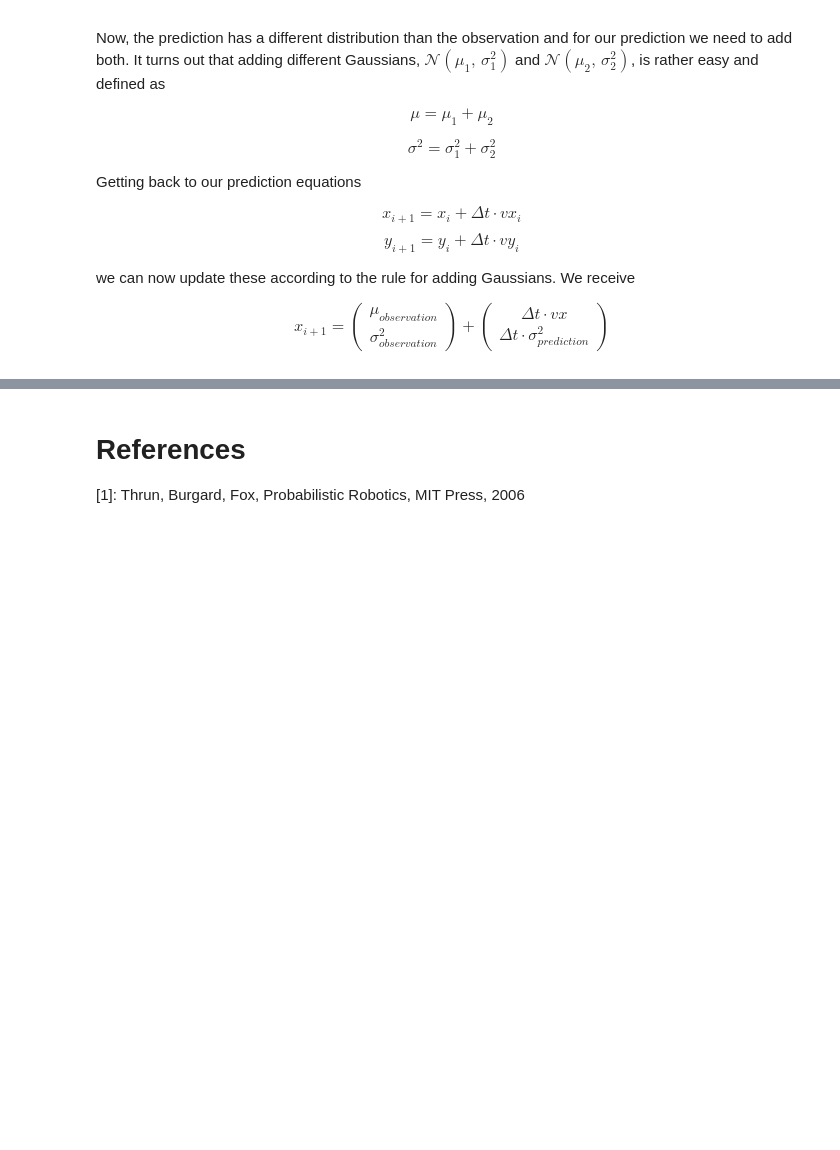
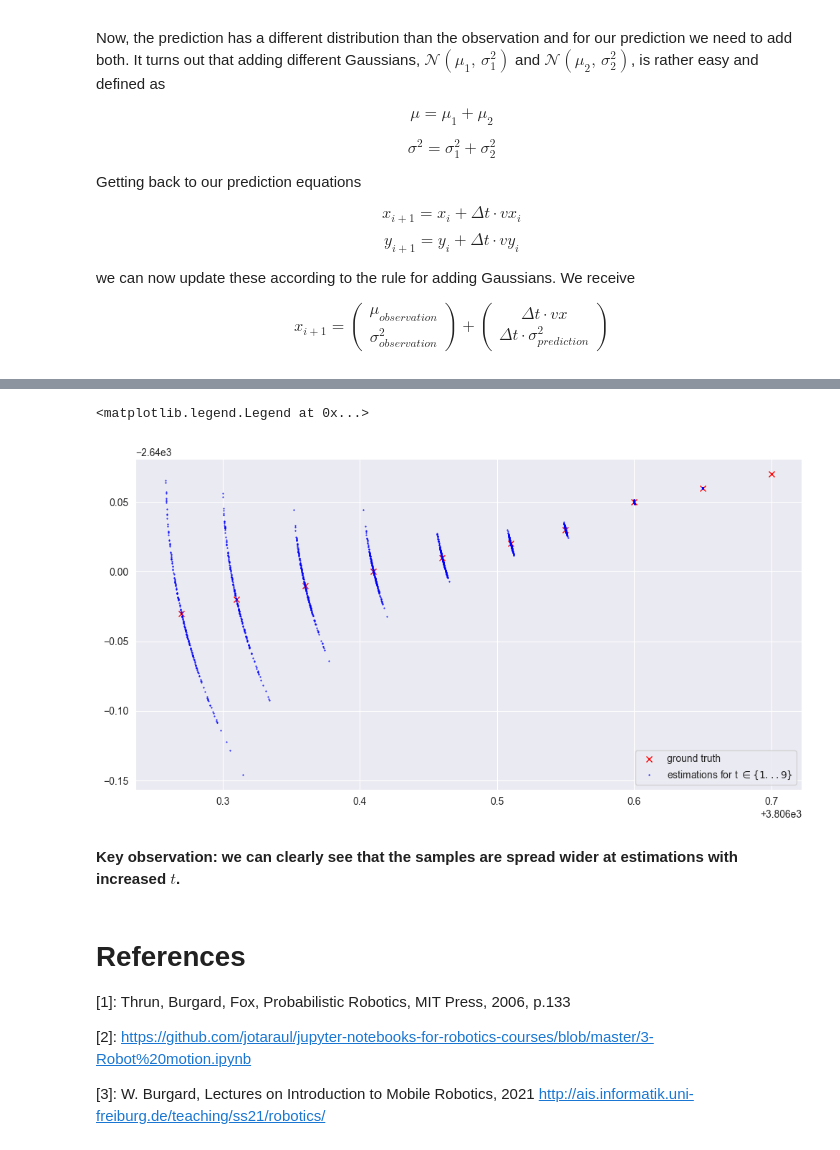
Before and after one commit to robgineer/probabilistic_robotics, a Jupyter notebook: 01_motion_models.ipynb, the cells around one changed output, grey strips where cells are left out. Drawn from its saved outputs; the diff is of its cells as text; code cells hidden in the pictures; blank space fills up the shorter version.

```diff
--- a/01_motion_models.ipynb
+++ b/01_motion_models.ipynb
@@ -200,5 +301,37 @@ We will see how this simple motion model is used in the (basic) Kalman Filter in
+# %%
+kStart = 0
+kMaxEstimation = 10
+
+plt.figure(figsize=(12,6))
+plt.plot(odometry_data.x_seq[kStart:kMaxEstimation], odometry_data.y_seq[kStart:kMaxEstimation], "rx")
+
+for i in range(kStart, kMaxEstimation):
+    x1 = odometry_data.x_seq[kStart]
+    x2 = odometry_data.x_seq[i]
+    y1 = odometry_data.y_seq[kStart]
+    y2 = odometry_data.y_seq[i]
+    theta1 = odometry_data.yaw_seq[kStart]
+    theta2 = odometry_data.yaw_seq[i]
+
+    alpha = [0.5, 0.5, 0.0001, 0.0001]
+
+    x_primes, y_primes, theta_primes = odometry_motion(x1, y1, theta1, x2, y2, theta2, alpha, 200)
+
+    if (i != kStart):
+        plt.plot(x_primes, y_primes , "bo", markersize = 0.5)
+
+plt.legend(['ground truth', 'estimations for t $\in \{1...9\}$'])
+# %% [output]
+<matplotlib.legend.Legend at 0x...>
+[figure, added]
+# %% [markdown]
+**Key observation: we can clearly see that the samples are spread wider at estimations with increased $t$.**
 # %% [markdown]
 # References
 
 
-<a id="Thrun">[1]</a>: Thrun, Burgard, Fox, Probabilistic Robotics, MIT Press, 2006
+<a id="Thrun">[1]</a>: Thrun, Burgard, Fox, Probabilistic Robotics, MIT Press, 2006, p.133
+
+<a id="jotaraul">[2]</a>: https://github.com/jotaraul/jupyter-notebooks-for-robotics-courses/blob/master/3-Robot%20motion.ipynb
+
+<a id="Burgard">[3]</a>: W. Burgard, Lectures on Introduction to Mobile Robotics, 2021 http://ais.informatik.uni-freiburg.de/teaching/ss21/robotics/
```
Also changed, not shown: parts of 5 cells of this notebook.
